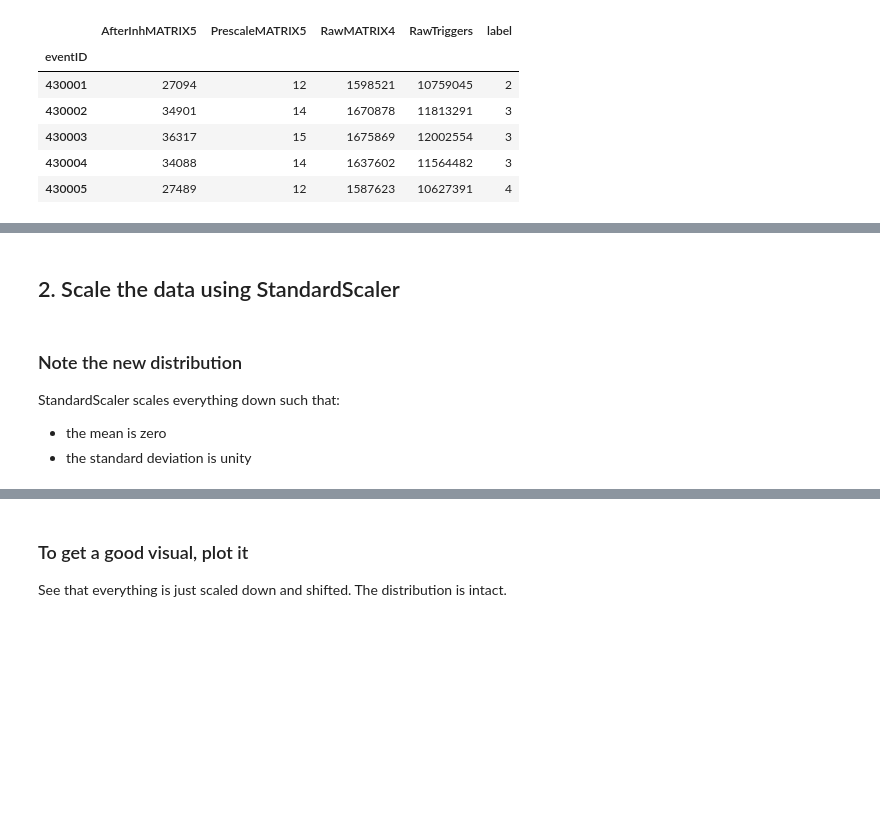
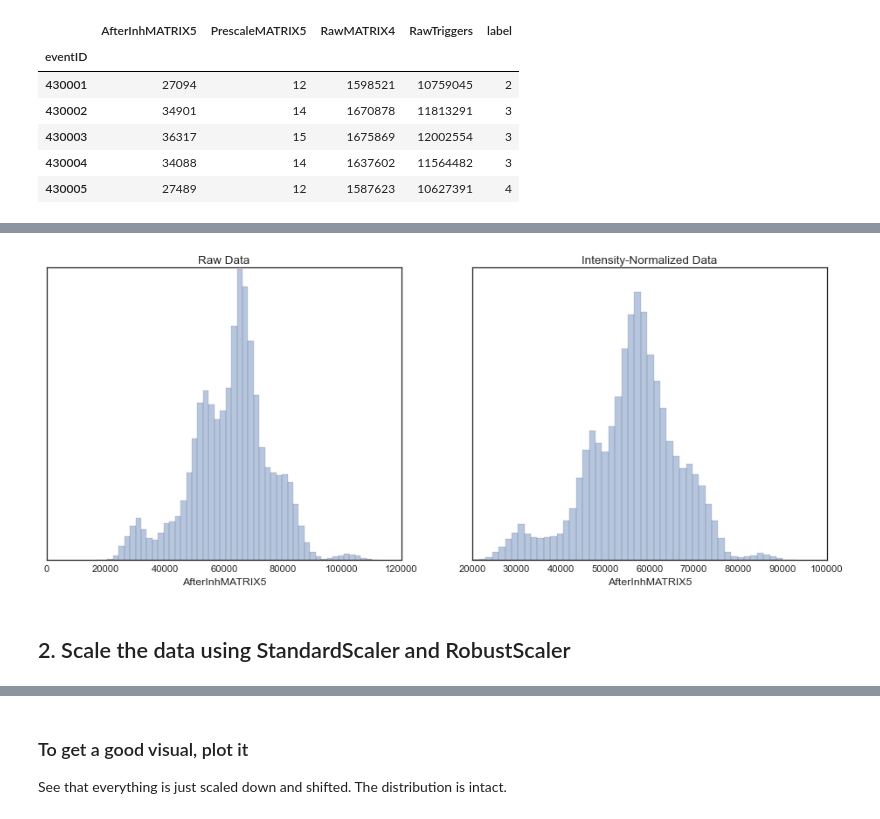
Before and after one commit to BDannowitz/polymath-progression-blog, a Jupyter notebook: feature-engineering/Feature-Engineering.ipynb, the cells around one changed output, grey strips where cells are left out. Cells and saved outputs as stored; diff of their text form; code cells hidden in the pictures; blank space fills up the shorter version.

```diff
--- a/feature-engineering/Feature-Engineering.ipynb
+++ b/feature-engineering/Feature-Engineering.ipynb
@@ -34,5 +84,16 @@ data_df.head()
+# %%
+f, (ax1, ax2) = plt.subplots(1, 2, figsize=(16,6))
+sns.distplot(df.AfterInhMATRIX5, kde=False, ax=ax1)
+sns.distplot(adj_df.AfterInhMATRIX5, kde=False, ax=ax2)
+ax1.set_title("Raw Data")
+ax2.set_title("Intensity-Normalized Data")
+ax1.set_yticklabels('', visible=False)
+ax2.set_yticklabels('', visible=False)
+plt.show()
+# %% [output]
+[figure, added]
 # %% [markdown]
-## 2. Scale the data using StandardScaler
+## 2. Scale the data using StandardScaler and RobustScaler
 # %%
 # Very standard and useful tool for scaling features
 from sklearn.preprocessing import StandardScaler
@@ -44,7 +108,0 @@ scaled_df[scaled_df.columns[:-1]] = \
-# %% [markdown]
-### Note the new distribution
-
-StandardScaler scales everything down such that:
-
-* the mean is zero
-* the standard deviation is unity
```
Also changed, not shown: parts of 23 cells of this notebook, 3 other files.
